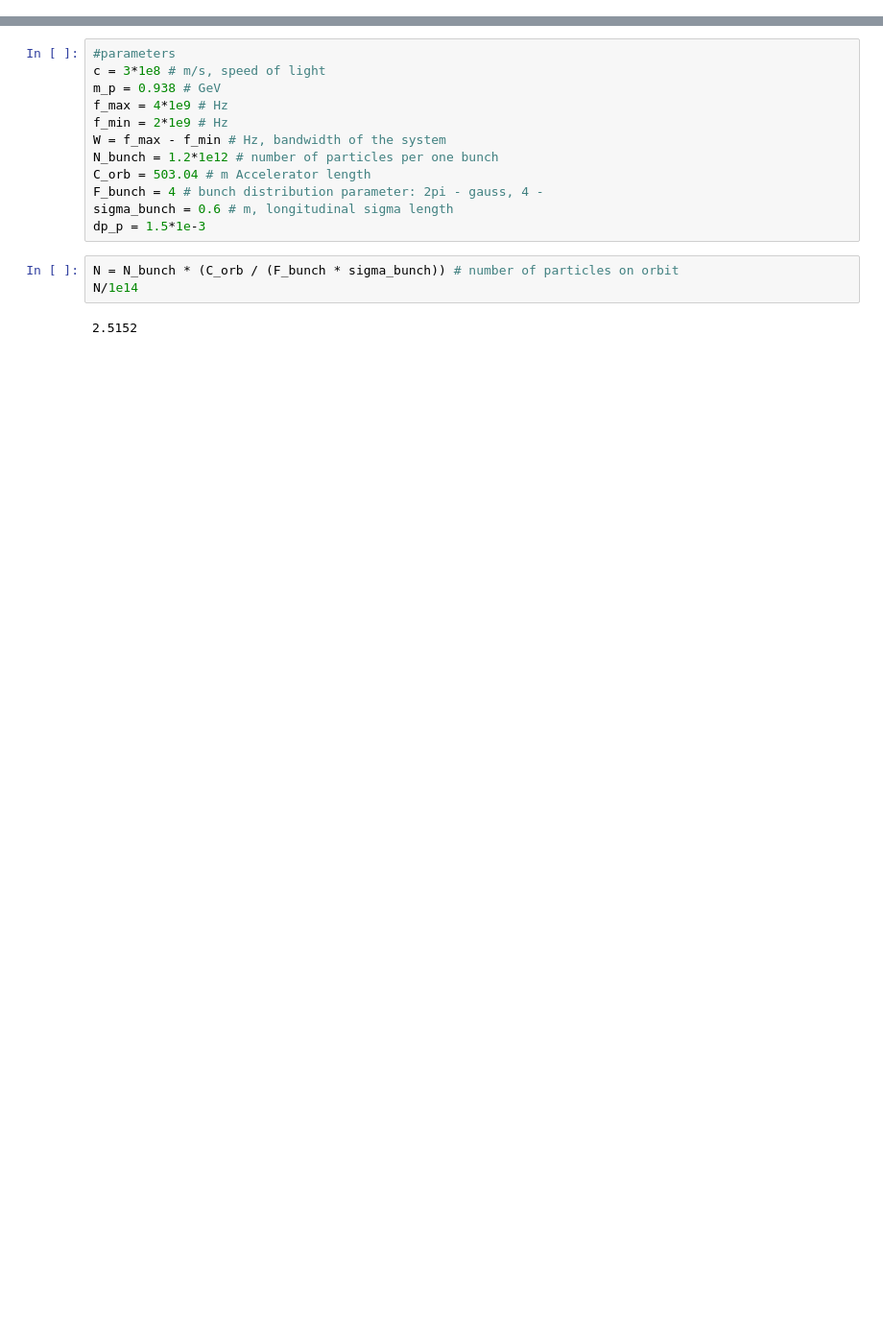
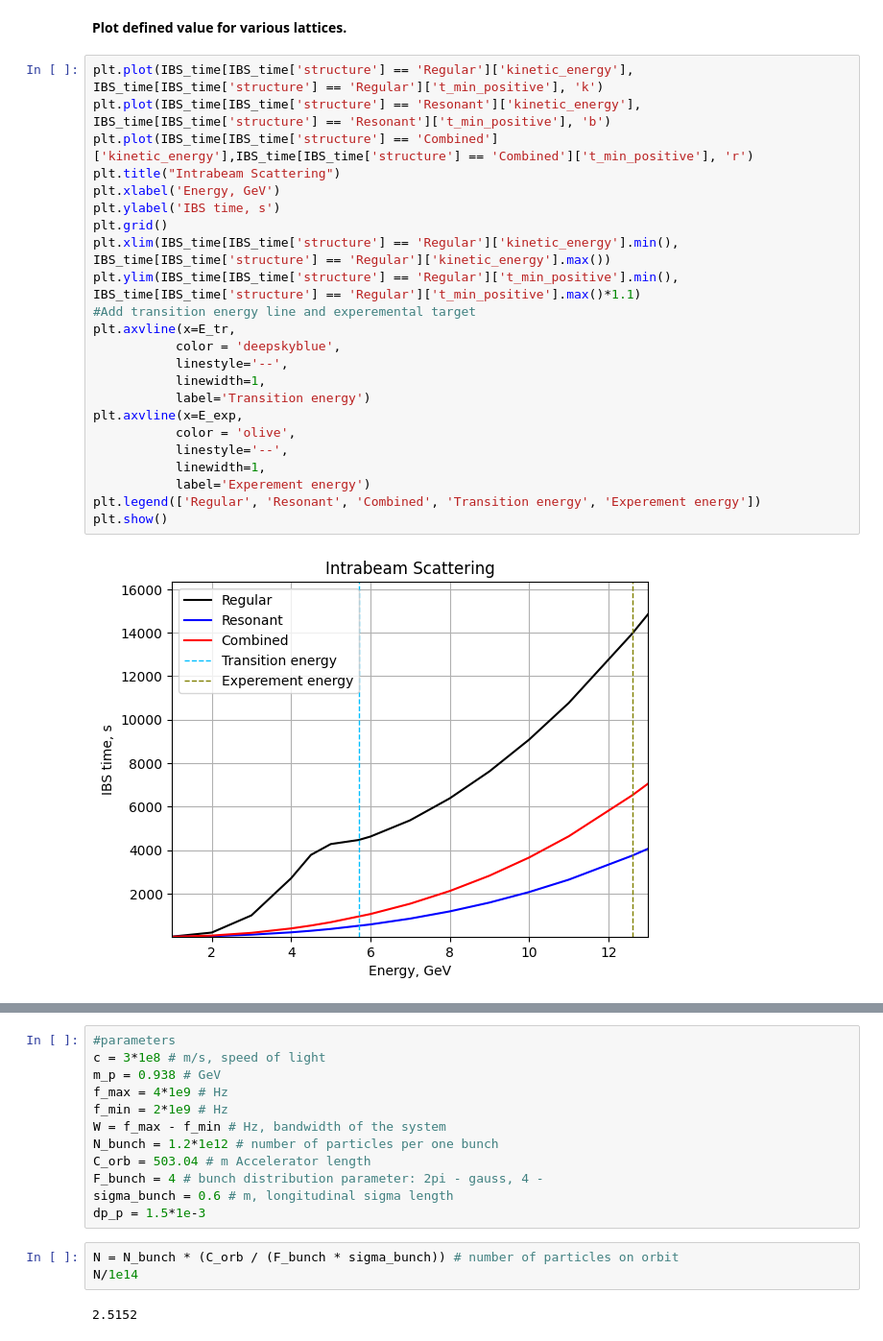
Before and after one commit to sergeybell/NICA, a Jupyter notebook: MADX/2.Programms/Tracking/IBS_NICA_protons.ipynb, the cells around one changed output, grey strips where cells are left out. Shown at 96% size. Drawn from its saved outputs; the diff is of its cells as text; blank space fills up the shorter version.

```diff
--- a/MADX/2.Programms/Tracking/IBS_NICA_protons.ipynb
+++ b/MADX/2.Programms/Tracking/IBS_NICA_protons.ipynb
@@ -65 +90,28 @@ print(regular)
+# %% [markdown]
+**Plot defined value for various lattices.**
+# %%
+plt.plot(IBS_time[IBS_time['structure'] == 'Regular']['kinetic_energy'], IBS_time[IBS_time['structure'] == 'Regular']['t_min_positive'], 'k')
+plt.plot(IBS_time[IBS_time['structure'] == 'Resonant']['kinetic_energy'], IBS_time[IBS_time['structure'] == 'Resonant']['t_min_positive'], 'b')
+plt.plot(IBS_time[IBS_time['structure'] == 'Combined']['kinetic_energy'],IBS_time[IBS_time['structure'] == 'Combined']['t_min_positive'], 'r')
+plt.title("Intrabeam Scattering")
+plt.xlabel('Energy, GeV')
+plt.ylabel('IBS time, s')
+plt.grid()
+plt.xlim(IBS_time[IBS_time['structure'] == 'Regular']['kinetic_energy'].min(), IBS_time[IBS_time['structure'] == 'Regular']['kinetic_energy'].max())
+plt.ylim(IBS_time[IBS_time['structure'] == 'Regular']['t_min_positive'].min(), IBS_time[IBS_time['structure'] == 'Regular']['t_min_positive'].max()*1.1)
+#Add transition energy line and experemental target
+plt.axvline(x=E_tr,
+           color = 'deepskyblue',
+           linestyle='--',
+           linewidth=1,
+           label='Transition energy')
+plt.axvline(x=E_exp,
+           color = 'olive',
+           linestyle='--',
+           linewidth=1,
+           label='Experement energy')
+plt.legend(['Regular', 'Resonant', 'Combined', 'Transition energy', 'Experement energy'])
+plt.show()
+# %% [output]
+[figure, added]
 # %%
```
Also changed, not shown: parts of 26 cells of this notebook, 46 other files.
